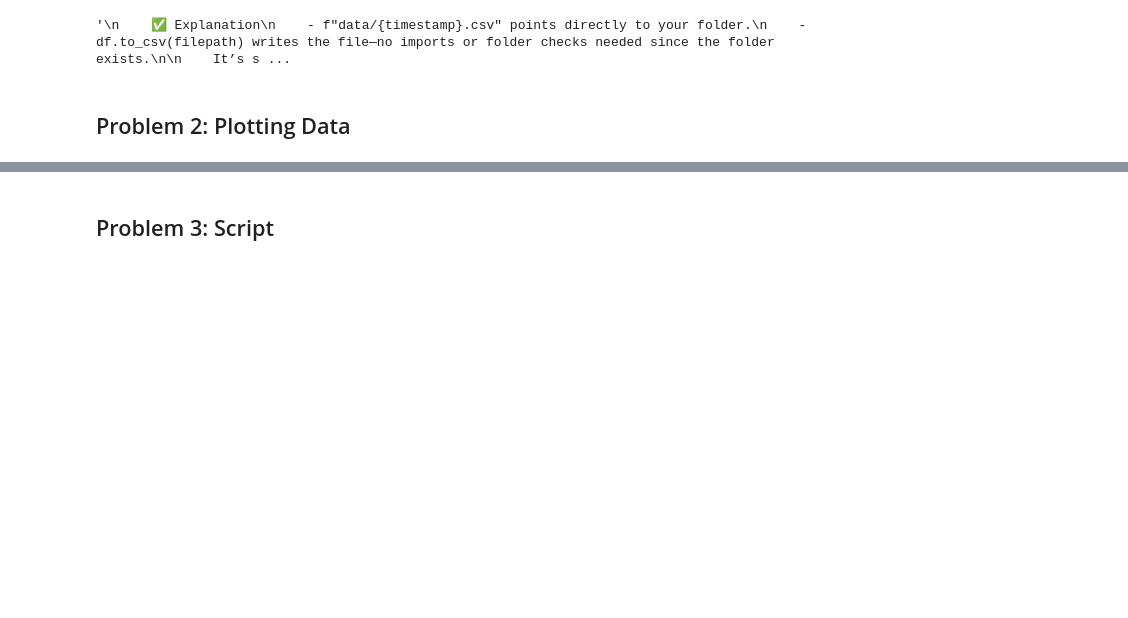
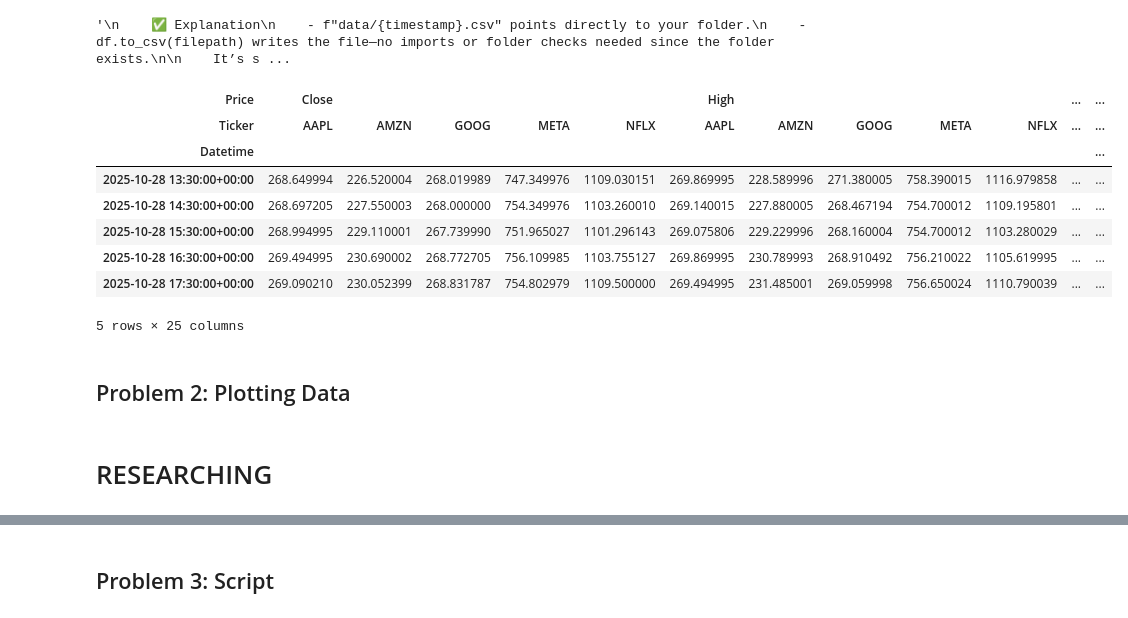
Before and after one commit to LoicBagnoud/Computer_Infrastructure, a Jupyter notebook: problems.ipynb, the cells around one changed output, grey strips where cells are left out. Saved outputs shown, nothing was run; the diff lists cells and outputs as text; code cells hidden in the pictures; blank space fills up the shorter version.

Commit message:
Problem 2 - Researching

```diff
--- a/problems.ipynb
+++ b/problems.ipynb
@@ -103,5 +106,22 @@ yfinance_data
 # %% [output]
 [*********************100%***********************]  5 of 5 completed
 '\n    ✅ Explanation\n    - f"data/{timestamp}.csv" points directly to your folder.\n    - df.to_csv(filepath) writes the file—no imports or folder checks needed since the folder exists.\n\n    It’s s ...
+# %%
+# Small test to see what the close column is
+csv_path = "data/20251103-194125.csv"  # keep path in a separate variable
+df = pd.read_csv(csv_path, header=[0, 1], index_col=0, parse_dates=True)  # yfinance default headers
+df.head(5)
+# %% [output]
+| Price | Close |  |  |  |  | High |  |  |  |  | ... | ... |
+| Ticker | AAPL | AMZN | GOOG | META | NFLX | AAPL | AMZN | GOOG | META | NFLX | ... | ... |
+| Datetime |  |  |  |  |  |  |  |  |  |  |  | ... |
+| 2025-10-28 13:30:00+00:00 | 268.649994 | 226.520004 | 268.019989 | 747.349976 | 1109.030151 | 269.869995 | 228.589996 | 271.380005 | 758.390015 | 1116.979858 | ... | ... |
+| 2025-10-28 14:30:00+00:00 | 268.697205 | 227.550003 | 268.000000 | 754.349976 | 1103.260010 | 269.140015 | 227.880005 | 268.467194 | 754.700012 | 1109.195801 | ... | ... |
+| 2025-10-28 15:30:00+00:00 | 268.994995 | 229.110001 | 267.739990 | 751.965027 | 1101.296143 | 269.075806 | 229.229996 | 268.160004 | 754.700012 | 1103.280029 | ... | ... |
+| 2025-10-28 16:30:00+00:00 | 269.494995 | 230.690002 | 268.772705 | 756.109985 | 1103.755127 | 269.869995 | 230.789993 | 268.910492 | 756.210022 | 1105.619995 | ... | ... |
+| 2025-10-28 17:30:00+00:00 | 269.090210 | 230.052399 | 268.831787 | 754.802979 | 1109.500000 | 269.494995 | 231.485001 | 269.059998 | 756.650024 | 1110.790039 | ... | ... |
+5 rows × 25 columns
 # %% [markdown]
 ## Problem 2: Plotting Data
+# %% [markdown]
+# RESEARCHING
```
Also changed, not shown: parts of 7 cells of this notebook, 10 other files.
